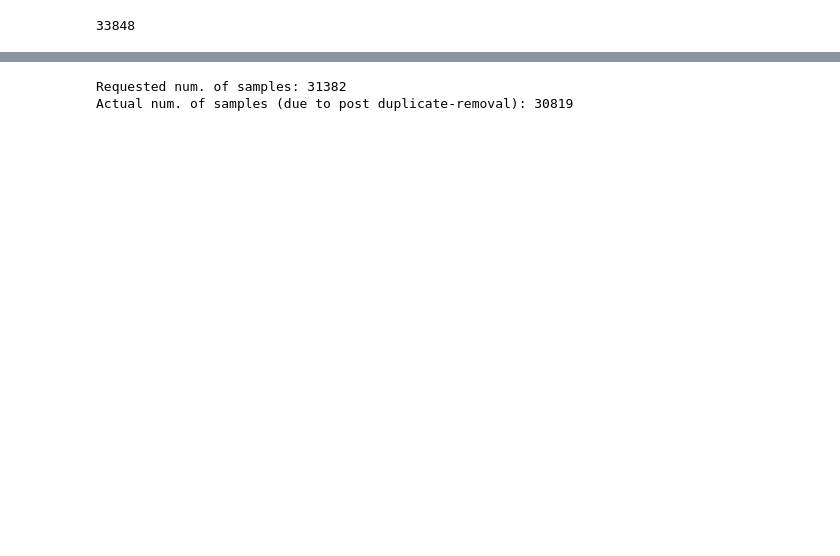
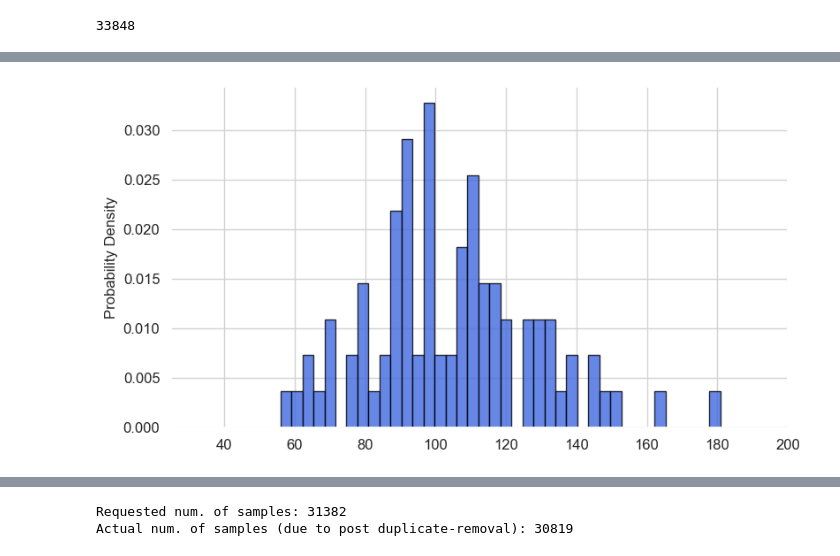
Before and after one commit to marticampgin/Master-Thesis, a Jupyter notebook: tryingcsvdata.ipynb, the cells around one changed output, grey strips where cells are left out. Saved outputs shown, nothing was run; the diff lists cells and outputs as text; code cells hidden in the pictures; blank space fills up the shorter version.

```diff
--- a/tryingcsvdata.ipynb
+++ b/tryingcsvdata.ipynb
@@ -65,0 +73,9 @@ test_wg = 'netmod'
+# %%
+msg_body_lengths = data_explorer.wg_body_len_dist(text_coll_default,
+                                                  avg_per_group=True,
+                                                  whole=True,
+                                                  histogram=True,
+                                                  bins=200,
+                                                  limit=[25, 200])
+# %% [output]
+[figure, added]
```
Also changed, not shown: parts of 15 cells of this notebook, 17 other files.
